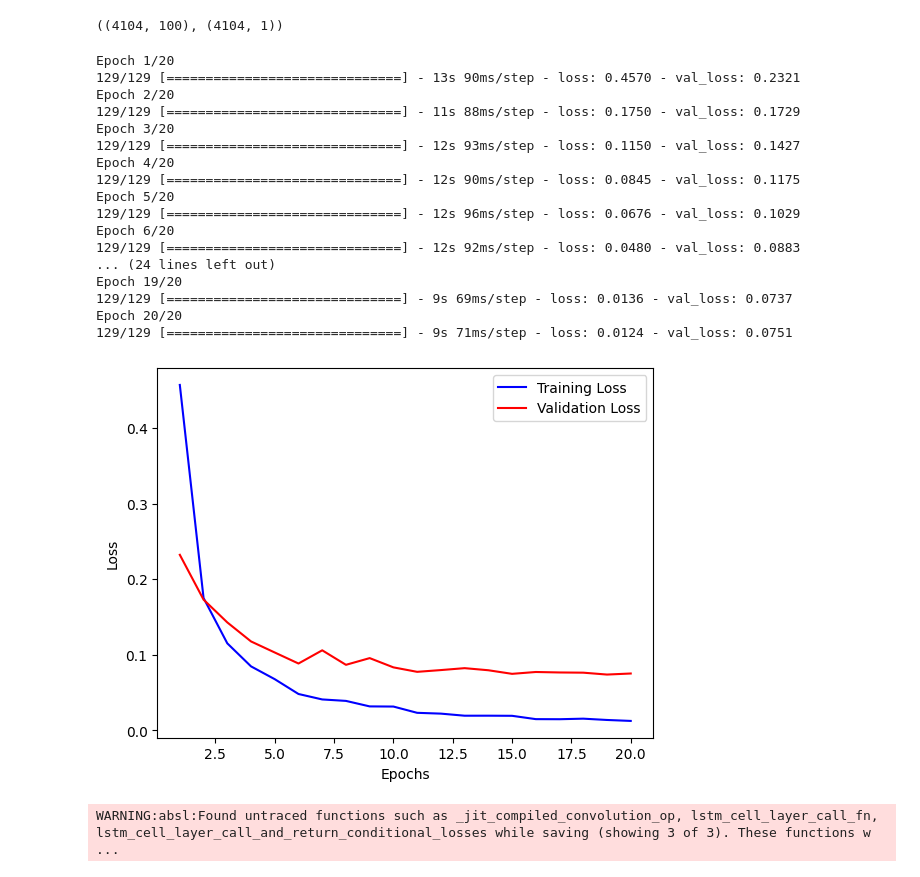
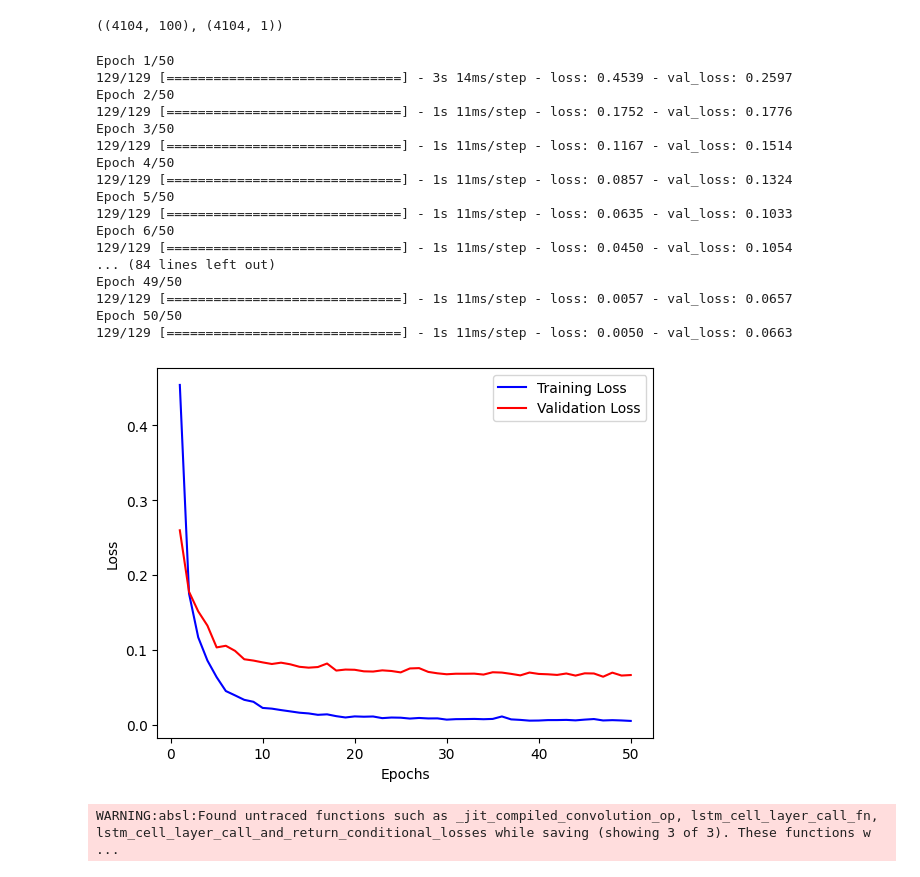
Before and after one commit to hwk44/ShipSupplies, a Jupyter notebook: DA/notebooks/regression.ipynb, the cells around one changed output. Cells and saved outputs as stored; diff of their text form; code cells hidden in the pictures.

```diff
--- a/DA/notebooks/regression.ipynb
+++ b/DA/notebooks/regression.ipynb
@@ -1098,7 +1100,7 @@ Average length: 93.61563581420286
 Max length: 181
 # %%
 from keras.models import Sequential
-from keras.layers import Embedding,LSTM, Conv1D, MaxPooling1D, Dense, Flatten
+from keras.layers import Embedding,LSTM, Conv1D, MaxPooling1D, Dense, Flatten, Reshape, GlobalMaxPooling1D
 from tensorflow.keras.preprocessing import sequence
 
 from tensorflow.keras.preprocessing.sequence import pad_sequences
@@ -1132,14 +1134,24 @@ y_test = scaler.transform(y_test.values.reshape(-1, 1))
 # model.add(LSTM(64))
 # model.add(Dense(1))
 
+# 모델 구성 # 0.92
+# model = Sequential()
+# model.add(Embedding(input_dim=12309, output_dim=100, input_length=max_sequence_length))
+# model.add(Conv1D(filters=64, kernel_size=3, activation='relu'))
+# model.add(MaxPooling1D(pool_size=2))
+# model.add(LSTM(64))
+# model.add(Dense(1))
+
 # 모델 구성
 model = Sequential()
 model.add(Embedding(input_dim=12309, output_dim=100, input_length=max_sequence_length))
 model.add(Conv1D(filters=64, kernel_size=3, activation='relu'))
 model.add(MaxPooling1D(pool_size=2))
-model.add(LSTM(64))
+model.add(LSTM(64, return_sequences=True))
+model.add(Reshape((-1, 64)))  # LSTM 이후에 Reshape 층 추가
+model.add(Conv1D(filters=32, kernel_size=3, activation='relu'))
+model.add(GlobalMaxPooling1D())
 model.add(Dense(1))
-
 
 # 모델 컴파일
 model.compile(loss='mean_squared_error', optimizer='adam')
@@ -1161,39 +1175,39 @@ X_test.shape, y_test.shape
 # %%
 import matplotlib.pyplot as plt
 
 # 모델 훈련
-history = model.fit(X_train, y_train, epochs=20, batch_size=128, validation_data=(X_test, y_test))
+history = model.fit(X_train, y_train, epochs=50, batch_size=128, validation_data=(X_test, y_test))
 
 # 손실 값 추출
 train_loss = history.history['loss']
 val_loss = history.history['val_loss']
 
 # 에포크 수
 epochs = range(1, len(train_loss) + 1)
 
 # 학습 곡선 그리기
 plt.plot(epochs, train_loss, 'b-', label='Training Loss')
 plt.plot(epochs, val_loss, 'r-', label='Validation Loss')
 plt.xlabel('Epochs')
 plt.ylabel('Loss')
 plt.legend()
 plt.show()
 # %% [output]
-Epoch 1/20
-129/129 [==============================] - 13s 90ms/step - loss: 0.4570 - val_loss: 0.2321
-Epoch 2/20
-129/129 [==============================] - 11s 88ms/step - loss: 0.1750 - val_loss: 0.1729
-Epoch 3/20
-129/129 [==============================] - 12s 93ms/step - loss: 0.1150 - val_loss: 0.1427
-Epoch 4/20
-129/129 [==============================] - 12s 90ms/step - loss: 0.0845 - val_loss: 0.1175
-Epoch 5/20
-129/129 [==============================] - 12s 96ms/step - loss: 0.0676 - val_loss: 0.1029
-Epoch 6/20
-129/129 [==============================] - 12s 92ms/step - loss: 0.0480 - val_loss: 0.0883
-... (24 lines left out)
-Epoch 19/20
-129/129 [==============================] - 9s 69ms/step - loss: 0.0136 - val_loss: 0.0737
-Epoch 20/20
-129/129 [==============================] - 9s 71ms/step - loss: 0.0124 - val_loss: 0.0751
+Epoch 1/50
+129/129 [==============================] - 3s 14ms/step - loss: 0.4539 - val_loss: 0.2597
+Epoch 2/50
+129/129 [==============================] - 1s 11ms/step - loss: 0.1752 - val_loss: 0.1776
+Epoch 3/50
+129/129 [==============================] - 1s 11ms/step - loss: 0.1167 - val_loss: 0.1514
+Epoch 4/50
+129/129 [==============================] - 1s 11ms/step - loss: 0.0857 - val_loss: 0.1324
+Epoch 5/50
+129/129 [==============================] - 1s 11ms/step - loss: 0.0635 - val_loss: 0.1033
+Epoch 6/50
+129/129 [==============================] - 1s 11ms/step - loss: 0.0450 - val_loss: 0.1054
+... (84 lines left out)
+Epoch 49/50
+129/129 [==============================] - 1s 11ms/step - loss: 0.0057 - val_loss: 0.0657
+Epoch 50/50
+129/129 [==============================] - 1s 11ms/step - loss: 0.0050 - val_loss: 0.0663
-[figure, old version]
+[figure, new version]
```
Also changed, not shown: parts of 31 cells of this notebook, 9 other files.
